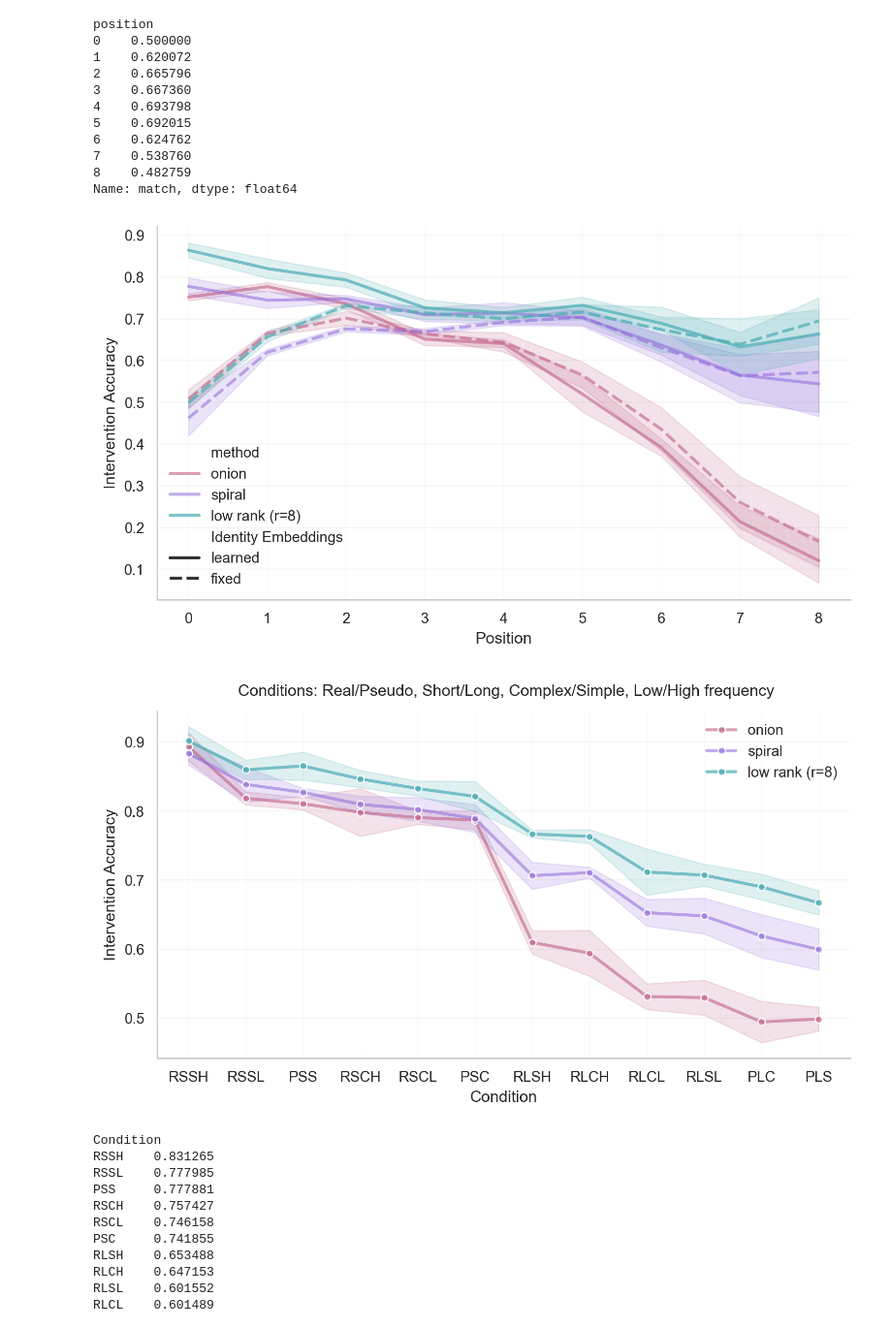
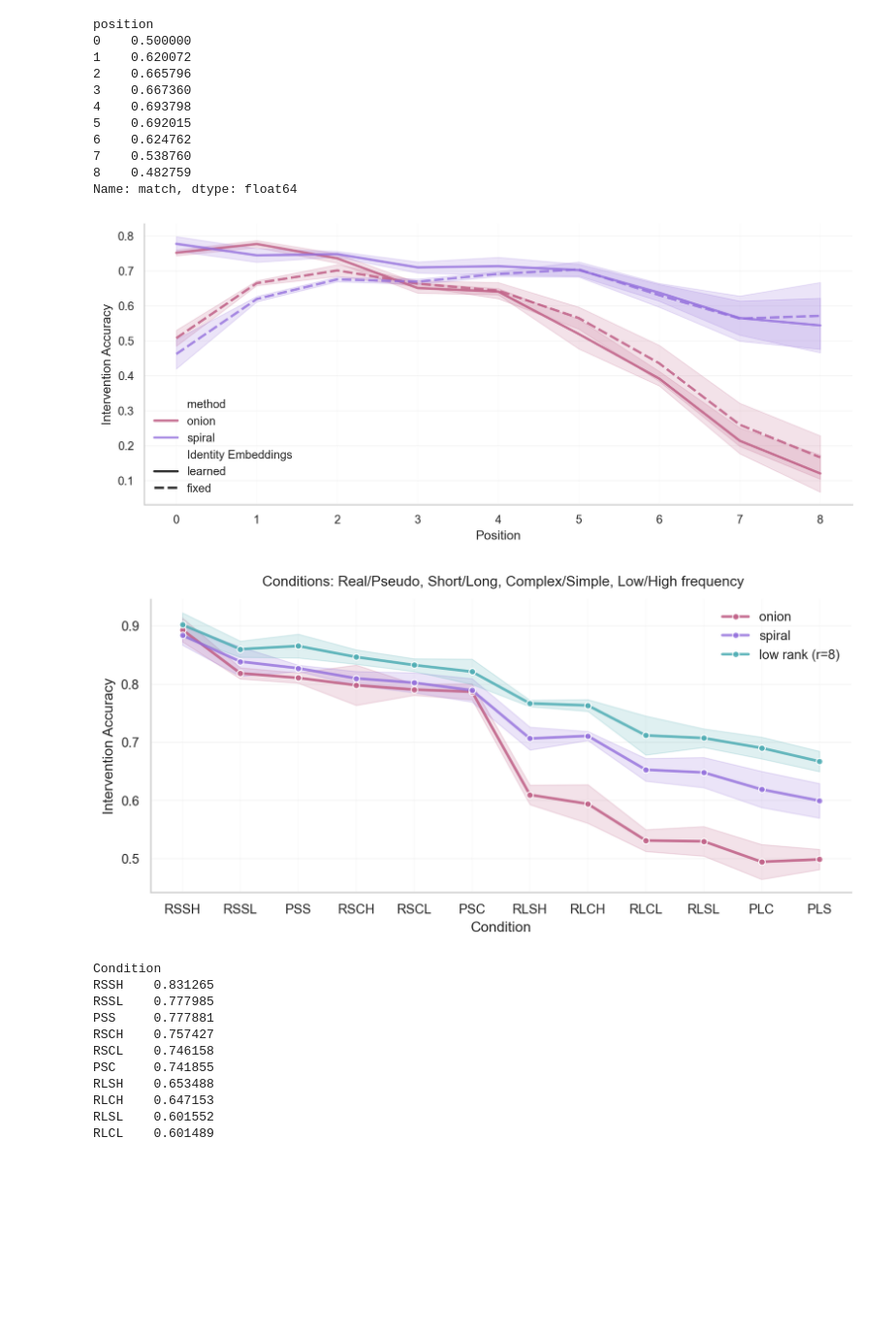
Before and after one commit to danieldager/swp-model, a Jupyter notebook: intervention/plotting/paper_plots.ipynb, the cells around one changed output. Shown at 97% size. Drawn from its saved outputs; the diff is of its cells as text; code cells hidden in the pictures; blank space fills up the shorter version.

```diff
--- a/intervention/plotting/paper_plots.ipynb
+++ b/intervention/plotting/paper_plots.ipynb
@@ -176,10 +177,10 @@ runs = {
         "learned": onion["train"],
         "fixed": onion["freeze"],
     },
-    "low rank (r=8)": {
-        "learned": low_rank["train"],
-        "fixed": low_rank["freeze"],
-    },
+    # "low rank (r=8)": {
+    #     "learned": low_rank["train"],
+    #     "fixed": low_rank["freeze"],
+    # },
 }
 
 rows = []
@@ -203,39 +204,39 @@ sns.set_theme(style="whitegrid", context="paper", font_scale=1.1)
 
 palette = method_colors
 
-fig, ax = plt.subplots(figsize=(7.2, 4.2), dpi=220)
+fig, ax = plt.subplots(figsize=(9, 4), dpi=220)
 
 sns.lineplot(
     data=acc_df,
     x="position",
     y="accuracy",
     hue="method",
     style="Identity Embeddings",
-    hue_order=["onion", "spiral", "low rank (r=8)"],
+    hue_order=["onion", "spiral"],
     style_order=["learned", "fixed"],
     palette=palette,
     estimator="mean",
     errorbar="sd",   # use ci="sd" if your seaborn is older
     err_style="band",
     err_kws={"alpha": 0.18},
     linewidth=2,
     markers=False,
     ax=ax,
 )
 
 ax.set_xlabel("Position")
 ax.set_ylabel("Intervention Accuracy")
 # ax.set_title("Intervention Accuracy per position", pad=10)
 ax.spines["top"].set_visible(False)
 ax.spines["right"].set_visible(False)
 ax.grid(axis="y", alpha=0.18)
 ax.grid(axis="x", alpha=0.08)
 
 ax.legend(frameon=False, title="")
 plt.tight_layout()
 plt.show()
 # %% [output]
-[figure, old version]
+[figure, new version]
 # %%
 import pandas as pd
 import seaborn as sns
@@ -307,7 +308,7 @@ sns.set_theme(style="whitegrid", context="paper", font_scale=1.1)
 
 palette = method_colors
 
-fig, ax = plt.subplots(figsize=(7.2, 4.2), dpi=220)
+fig, ax = plt.subplots(figsize=(8, 4), dpi=220)
 sns.lineplot(
     data=plot_df,
     x="Condition",
@@ -336,7 +337,7 @@ ax.legend(frameon=False, title="")
 plt.tight_layout()
 plt.show()
 # %% [output]
-[figure, old version]
+[figure, new version]
 # %%
 acc_df.groupby("Condition")["accuracy"].mean().sort_values(ascending=False)
 # %% [output]
```
Also changed, not shown: parts of 13 cells of this notebook, 41 other files.
